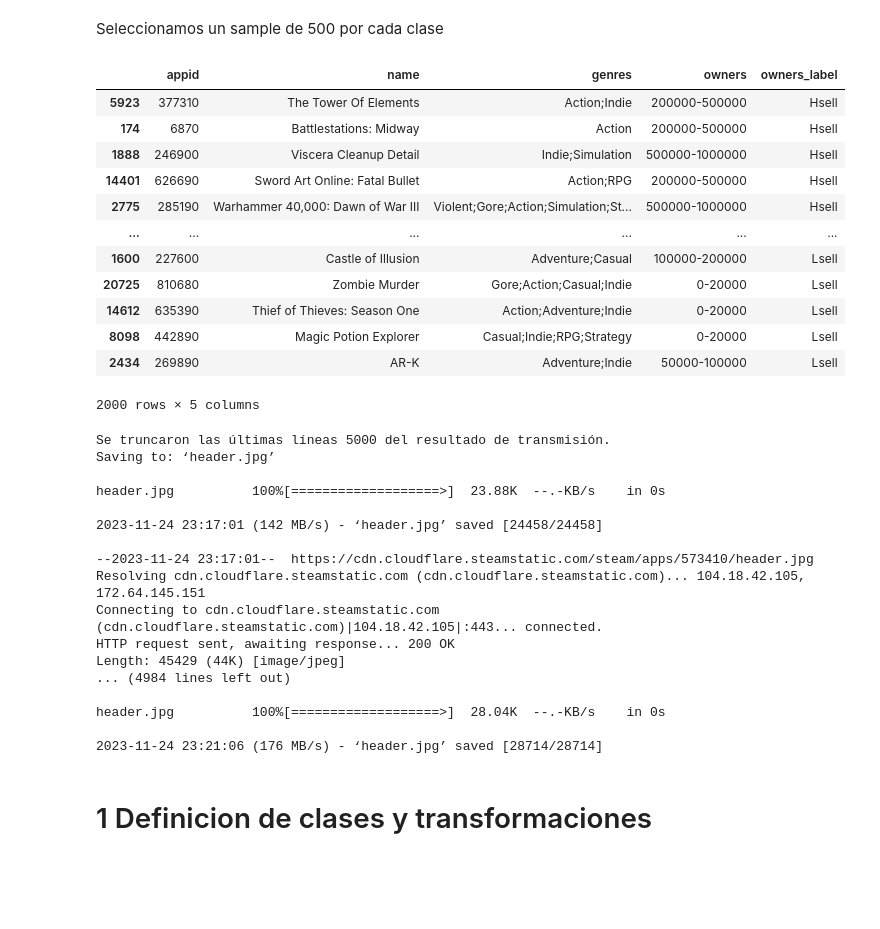
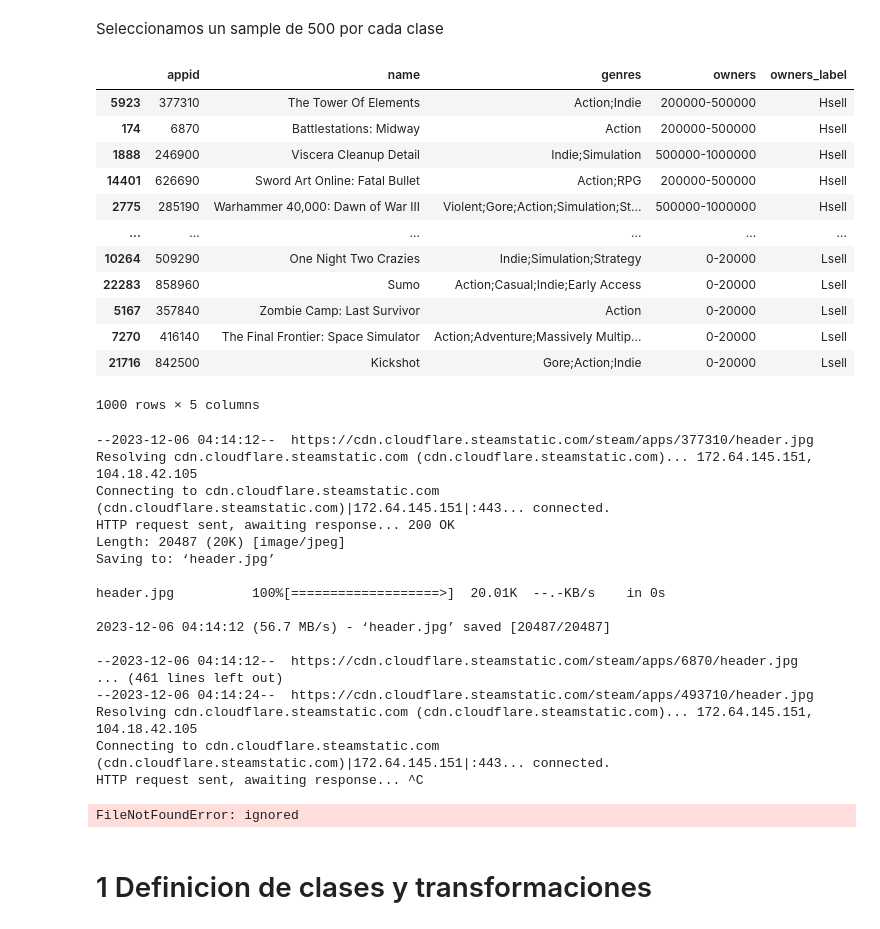
Before and after one commit to hectorjimenez12/CC5205_Proyecto, a Jupyter notebook: Hito3_CNN+.ipynb, the cells around one changed output. Cells and saved outputs as stored; diff of their text form; code cells hidden in the pictures; blank space fills up the shorter version.

```diff
--- a/Hito3_CNN+.ipynb
+++ b/Hito3_CNN+.ipynb
@@ -49,50 +53,54 @@ dfdata.groupby('owners_label').count().loc[:,'name'].plot.bar()
 # %% [markdown]
 Seleccionamos un sample de 500 por cada clase
 # %%
-Nsample = 1000
-labels = ['Hsell','Lsell']
+Nsample  = 500
+labels   = ['Hsell','Lsell']
 list_ids = [ random.sample(list(dfdata.index[dfdata.owners_label.isin([i])]),k=Nsample) for i in labels ]
 dfsample = dfdata.loc[ sum(list_ids,[]) , ['appid','name','genres','owners','owners_label'] ]
 dfsample
 # %% [output]
 |  | appid | name | genres | owners | owners_label |
 | 5923 | 377310 | The Tower Of Elements | Action;Indie | 200000-500000 | Hsell |
 | 174 | 6870 | Battlestations: Midway | Action | 200000-500000 | Hsell |
 | 1888 | 246900 | Viscera Cleanup Detail | Indie;Simulation | 500000-1000000 | Hsell |
 | 14401 | 626690 | Sword Art Online: Fatal Bullet | Action;RPG | 200000-500000 | Hsell |
 | 2775 | 285190 | Warhammer 40,000: Dawn of War III | Violent;Gore;Action;Simulation;St... | 500000-1000000 | Hsell |
 | ... | ... | ... | ... | ... | ... |
-| 1600 | 227600 | Castle of Illusion | Adventure;Casual | 100000-200000 | Lsell |
-| 20725 | 810680 | Zombie Murder | Gore;Action;Casual;Indie | 0-20000 | Lsell |
-| 14612 | 635390 | Thief of Thieves: Season One | Action;Adventure;Indie | 0-20000 | Lsell |
-| 8098 | 442890 | Magic Potion Explorer | Casual;Indie;RPG;Strategy | 0-20000 | Lsell |
-| 2434 | 269890 | AR-K | Adventure;Indie | 50000-100000 | Lsell |
+| 10264 | 509290 | One Night Two Crazies | Indie;Simulation;Strategy | 0-20000 | Lsell |
+| 22283 | 858960 | Sumo | Action;Casual;Indie;Early Access | 0-20000 | Lsell |
+| 5167 | 357840 | Zombie Camp: Last Survivor | Action | 0-20000 | Lsell |
+| 7270 | 416140 | The Final Frontier: Space Simulator | Action;Adventure;Massively Multip... | 0-20000 | Lsell |
+| 21716 | 842500 | Kickshot | Gore;Action;Indie | 0-20000 | Lsell |
-2000 rows × 5 columns
+1000 rows × 5 columns
 # %%
 list_img = []
-
 for i in dfsample.appid:
+  screenshots  = df_media['screenshots'][df_media.steam_appid.isin([i])]
+  screenshots2 = screenshots.iloc[0][1:-1]
+  screenshots3 = screenshots2.split('},')
+  screen_ds = [ast.literal_eval(idict+'}') if idict[-1] != '}' else ast.literal_eval(idict) for idict in screenshots3 ]
   !wget https://cdn.cloudflare.steamstatic.com/steam/apps/{i}/header.jpg
   list_img.append(Image.open('header.jpg'))
   !rm header.jpg
 # %% [output]
-Se truncaron las últimas líneas 5000 del resultado de transmisión.
+--2023-12-06 04:14:12--  https://cdn.cloudflare.steamstatic.com/steam/apps/377310/header.jpg
+Resolving cdn.cloudflare.steamstatic.com (cdn.cloudflare.steamstatic.com)... 172.64.145.151, 104.18.42.105
+Connecting to cdn.cloudflare.steamstatic.com (cdn.cloudflare.steamstatic.com)|172.64.145.151|:443... connected.
+HTTP request sent, awaiting response... 200 OK
+Length: 20487 (20K) [image/jpeg]
 Saving to: ‘header.jpg’
 
-header.jpg          100%[===================>]  23.88K  --.-KB/s    in 0s
+header.jpg          100%[===================>]  20.01K  --.-KB/s    in 0s
 
-2023-11-24 23:17:01 (142 MB/s) - ‘header.jpg’ saved [24458/24458]
+2023-12-06 04:14:12 (56.7 MB/s) - ‘header.jpg’ saved [20487/20487]
 
---2023-11-24 23:17:01--  https://cdn.cloudflare.steamstatic.com/steam/apps/573410/header.jpg
-Resolving cdn.cloudflare.steamstatic.com (cdn.cloudflare.steamstatic.com)... 104.18.42.105, 172.64.145.151
-Connecting to cdn.cloudflare.steamstatic.com (cdn.cloudflare.steamstatic.com)|104.18.42.105|:443... connected.
-HTTP request sent, awaiting response... 200 OK
-Length: 45429 (44K) [image/jpeg]
-... (4984 lines left out)
-
-header.jpg          100%[===================>]  28.04K  --.-KB/s    in 0s
-
-2023-11-24 23:21:06 (176 MB/s) - ‘header.jpg’ saved [28714/28714]
+--2023-12-06 04:14:12--  https://cdn.cloudflare.steamstatic.com/steam/apps/6870/header.jpg
+... (461 lines left out)
+--2023-12-06 04:14:24--  https://cdn.cloudflare.steamstatic.com/steam/apps/493710/header.jpg
+Resolving cdn.cloudflare.steamstatic.com (cdn.cloudflare.steamstatic.com)... 172.64.145.151, 104.18.42.105
+Connecting to cdn.cloudflare.steamstatic.com (cdn.cloudflare.steamstatic.com)|172.64.145.151|:443... connected.
+HTTP request sent, awaiting response... ^C
+FileNotFoundError: ignored
 # %% [markdown]
 # 1 Definicion de clases y transformaciones
 # %%
```
Also changed, not shown: parts of 2 cells of this notebook.
